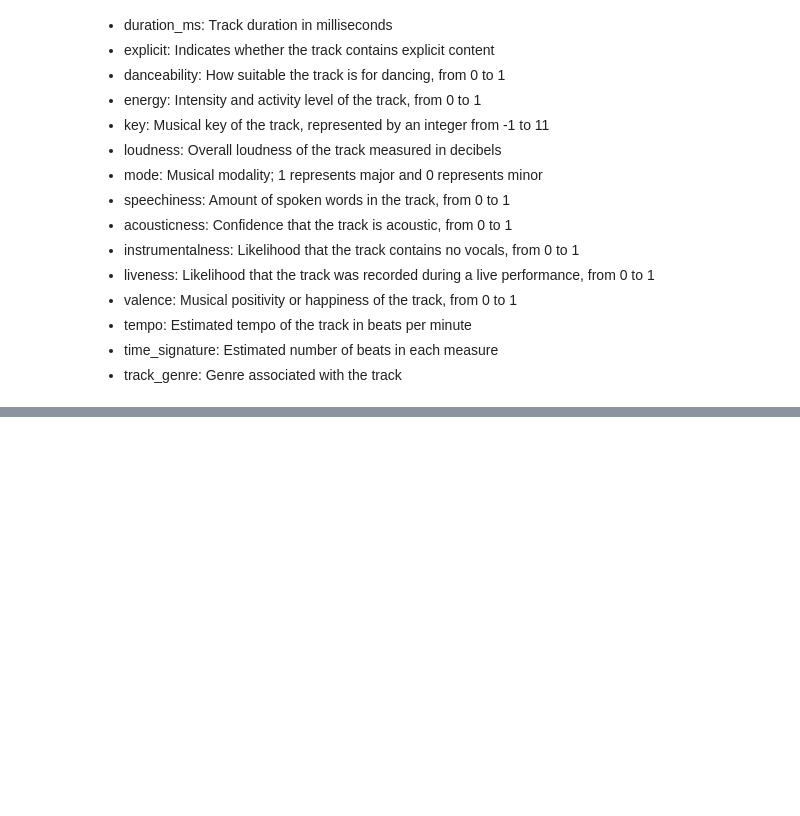
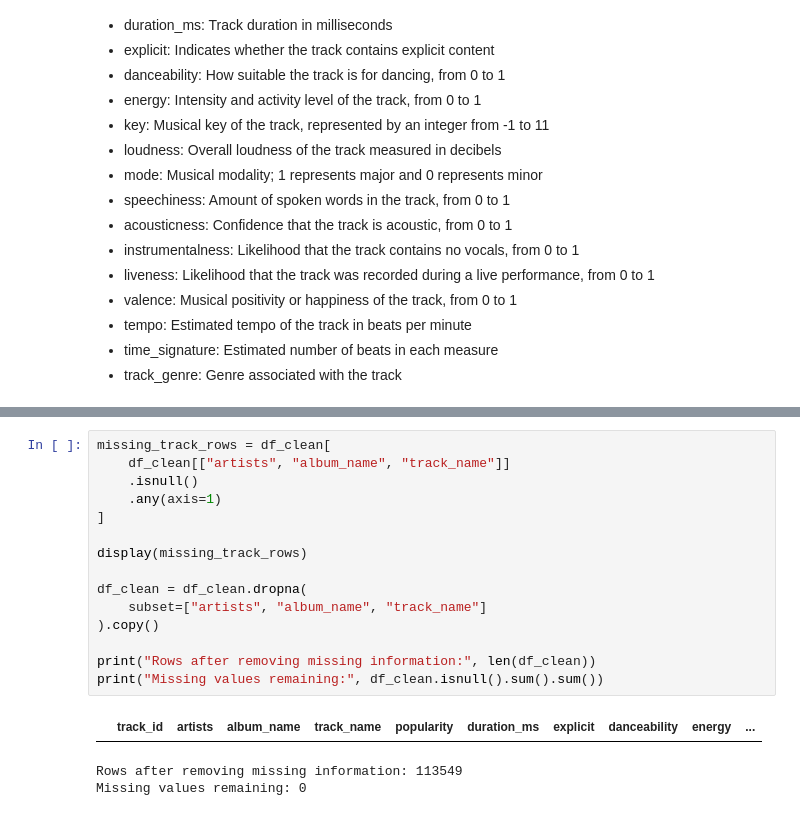
Before and after one commit to do-alisa/final-data-analysis-project, a Jupyter notebook: Spotify_Analysis.ipynb, the cells around one changed output, grey strips where cells are left out. Drawn from its saved outputs; the diff is of its cells as text; blank space fills up the shorter version.

```diff
--- a/Spotify_Analysis.ipynb
+++ b/Spotify_Analysis.ipynb
@@ -163,0 +187,19 @@ Examples of tracks with multiple genre labels:
+# %%
+missing_track_rows = df_clean[
+    df_clean[["artists", "album_name", "track_name"]]
+    .isnull()
+    .any(axis=1)
+]
+
+display(missing_track_rows)
+
+df_clean = df_clean.dropna(
+    subset=["artists", "album_name", "track_name"]
+).copy()
+
+print("Rows after removing missing information:", len(df_clean))
+print("Missing values remaining:", df_clean.isnull().sum().sum())
+# %% [output]
+|  | track_id | artists | album_name | track_name | popularity | duration_ms | explicit | danceability | energy | ... |
+Rows after removing missing information: 113549
+Missing values remaining: 0
```
Also changed, not shown: parts of 14 cells of this notebook.
